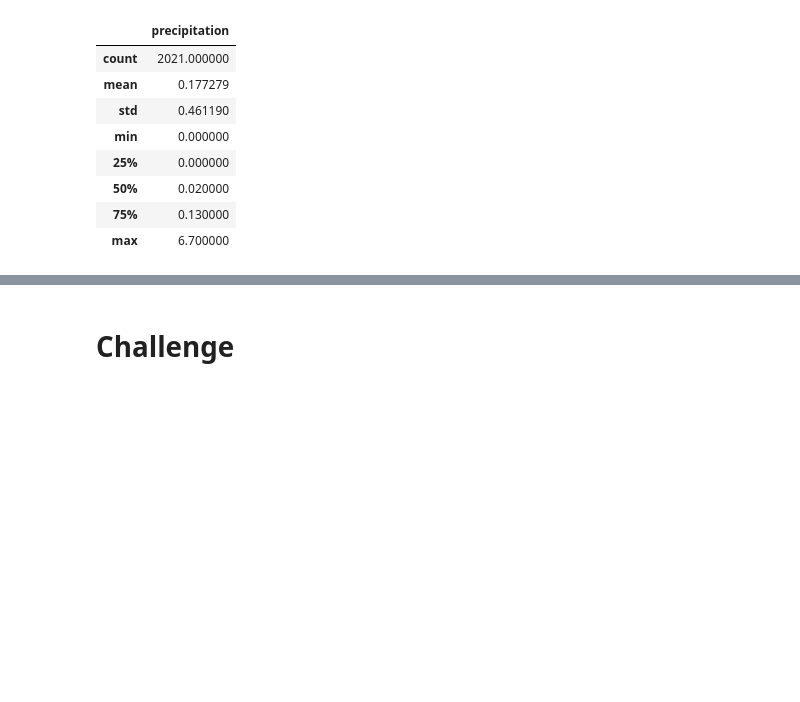
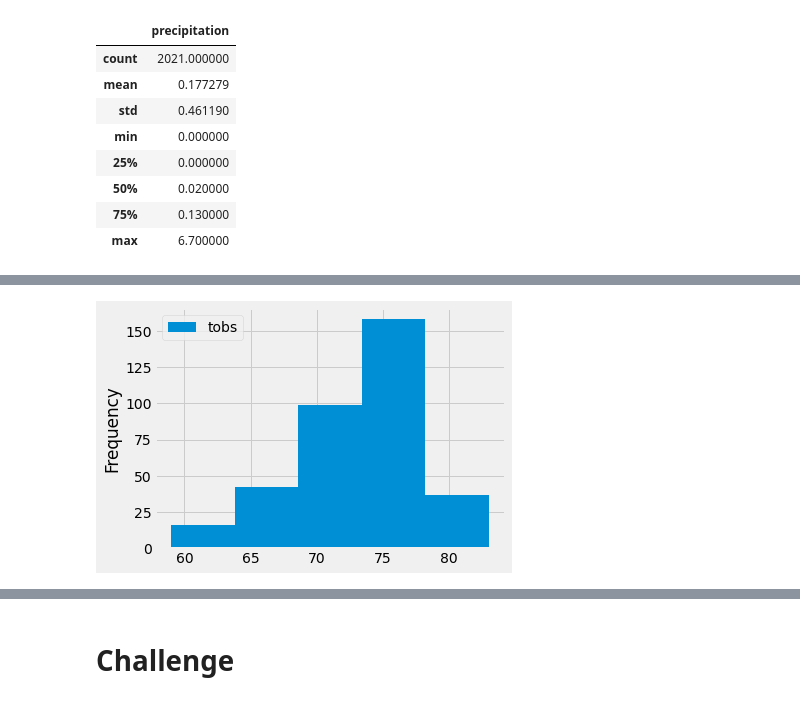
Before and after one commit to DangCoop/Surfs_up., a Jupyter notebook: climate_analysis.ipynb, the cells around one changed output, grey strips where cells are left out. Cells and saved outputs as stored; diff of their text form; code cells hidden in the pictures; blank space fills up the shorter version.

```diff
--- a/climate_analysis.ipynb
+++ b/climate_analysis.ipynb
@@ -88,0 +118,5 @@ df.describe()
+# %%
+df.plot.hist(bins=5)
+plt.tight_layout()
+# %% [output]
+[figure, added]
```
Also changed, not shown: parts of 5 cells of this notebook.
